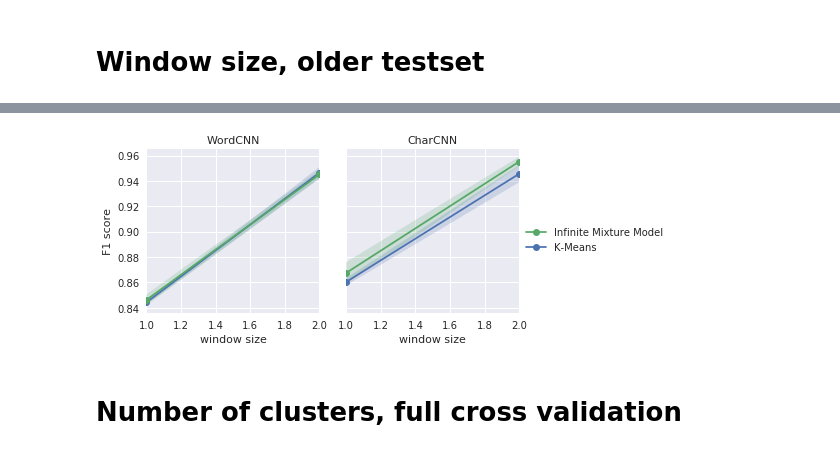
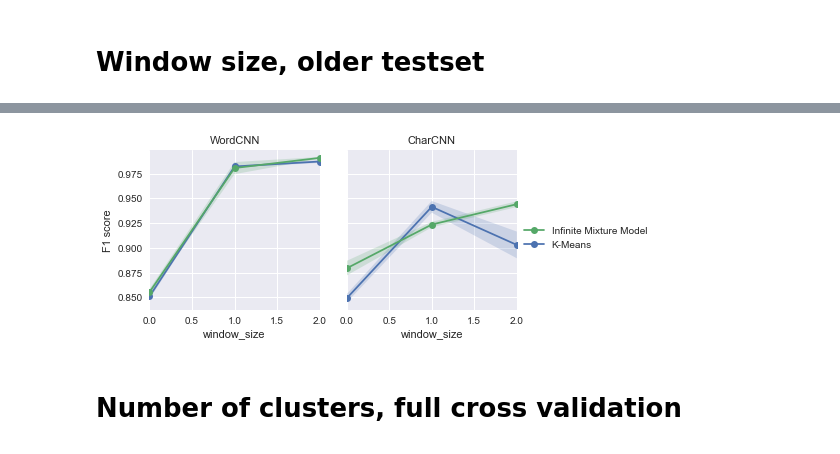
Before and after one commit to maarten990/masterthesis, a Jupyter notebook: charcnn.ipynb, the cells around one changed output, grey strips where cells are left out. Saved outputs shown, nothing was run; the diff lists cells and outputs as text; code cells hidden in the pictures.

```diff
--- a/charcnn.ipynb
+++ b/charcnn.ipynb
@@ -21,5 +21,5 @@ def load(fname):
     with open(fname, 'rb') as f:
         return pickle.load(f)
 # %%
-dataset1, validset1, testset1 = evaluate.load_dataset(9, 4, True)
-dataset2, validset2, testset2 = evaluate.load_dataset(9, 3, True)
+dataset1, validset1, testset1 = evaluate.load_dataset(9, 0, 1, True)
+dataset2, validset2, testset2 = evaluate.load_dataset(9, 1, 1, True)
@@ -222,15 +251,15 @@ old_gmm_w = {}
 old_char_kmeans_w = {}
 old_char_gmm_w = {}
 
-for window_size in [3, 4]:
+for window_size in [(0, 0), (0, 1), (1, 1)]:
     optim_fn = lambda p: torch.optim.Adadelta(p)
     model_fns = [
-        lambda r: models.CategoricalClusterLabels(r, num_clusters, window_size, params.dropout),
-        lambda r: models.CategoricalClusterLabels(r, 11, window_size, params.dropout),
-        lambda r: models.CategoricalClusterLabels(r, num_clusters, window_size, char_params.dropout),
-        lambda r: models.CategoricalClusterLabels(r, 11, window_size, char_params.dropout),
+        lambda r: models.CategoricalClusterLabels(r, num_clusters, sum(window_size) + 1, params.dropout),
+        lambda r: models.CategoricalClusterLabels(r, 11, sum(window_size) + 1, params.dropout),
+        lambda r: models.CategoricalClusterLabels(r, num_clusters, sum(window_size) + 1, char_params.dropout),
+        lambda r: models.CategoricalClusterLabels(r, 11, sum(window_size) + 1, char_params.dropout),
     ]
-    dataset, validset, testset = evaluate.load_dataset(num_clusters, window_size, True)
+    dataset, validset, testset = evaluate.load_dataset(num_clusters, window_size[0], window_size[1], True)
 
     splitter.random_state = 100
     values = evaluate.cross_val(k, splitter, model_fns, [False, True, False, True], optim_fn,
@@ -310,22 +293,22 @@ ipdb> q
 # %%
 d = {
     "WordCNN": {
-        s: {
+        sum(s): {
             'K-Means': old_kmeans_w[s],
             'Infinite Mixture Model': old_gmm_w[s],
         }
         for s in old_kmeans_w.keys()
     },
     "CharCNN": {
-        s: {
+        sum(s): {
             'K-Means': old_char_kmeans_w[s],
             'Infinite Mixture Model': old_char_gmm_w[s],
         }
         for s in old_kmeans_w.keys()
     }
 }
-#evaluate.analyze_cnns(d, "k", "model")
-evaluate.analyze_cnns(d, "window size", "model", "../report/figures/results/2000-windowsize-old")
+evaluate.analyze_cnns(d, "window_size", "model")
+#evaluate.analyze_cnns(d, "window size", "model", "../report/figures/results/2000-windowsize-old")
 # %% [output]
-[figure, old version]
+[figure, new version]
 # %%
```
Also changed, not shown: parts of 9 cells of this notebook, 2 other files.
